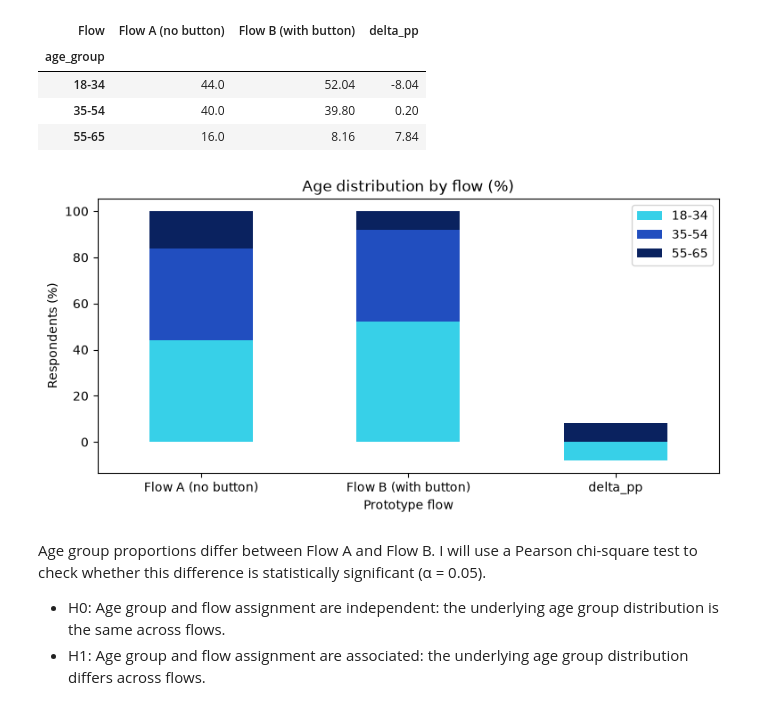
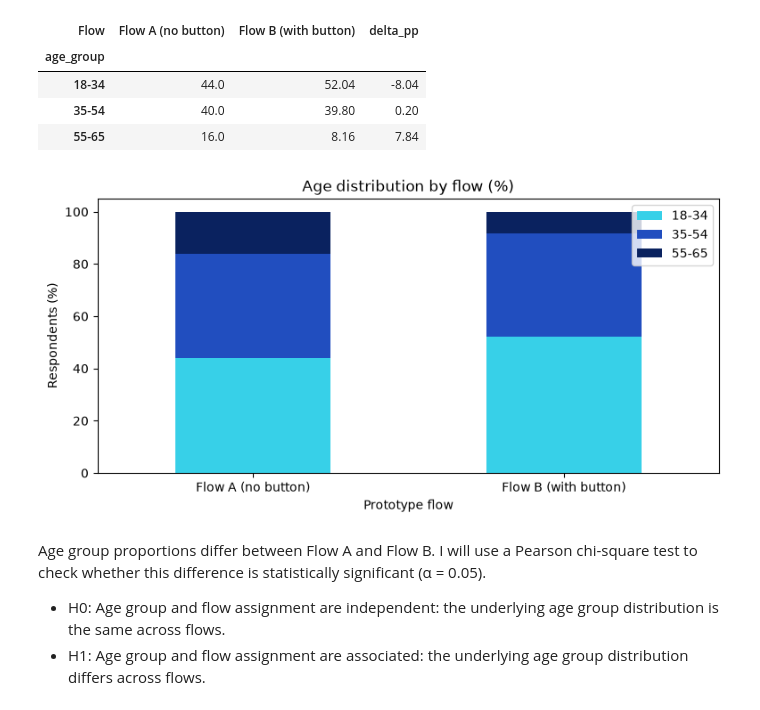
Before and after one commit to elena-kolo/payment-flow-experimentation-analysis, a Jupyter notebook: notebooks/02_sample_balance.ipynb, the cells around one changed output. Cells and saved outputs as stored; diff of their text form; code cells hidden in the pictures.

```diff
--- a/notebooks/02_sample_balance.ipynb
+++ b/notebooks/02_sample_balance.ipynb
@@ -270,7 +270,6 @@ age_counts_by_flow = pd.crosstab(df['age_group'], df['Flow'])
 # сalculate age group percentages within each flow
 age_pct_by_flow = (age_counts_by_flow.div (age_counts_by_flow.sum(axis=0), axis = "columns")
                   .mul(100)
-                  .round(2)
 )
 
 age_pct_by_flow['delta_pp'] = age_pct_by_flow['Flow A (no button)'] - age_pct_by_flow['Flow B (with button)']
@@ -278,7 +277,7 @@ age_pct_by_flow['delta_pp'] = age_pct_by_flow['Flow A (no button)'] - age_pct_by
 print("Age distribution by flow (counts)")
 display (age_counts_by_flow)
 print("\nAge distribution by flow (%)")
-display (age_pct_by_flow)
+display (age_pct_by_flow.round(2))
 # %% [output]
 Age distribution by flow (counts)
 | Flow | Flow A (no button) | Flow B (with button) |
@@ -294,17 +293,18 @@ Age distribution by flow (%)
 | 55-65 | 16.0 | 8.16 | 7.84 |
 # %%
 #visualise the comparison
-age_ax = age_pct_by_flow.T.plot (kind = 'bar', stacked = True,  figsize = (9,4),color=["#37D0E8", "#214EBF", "#0A225F"])
+age_ax = (age_pct_by_flow[['Flow A (no button)', 'Flow B (with button)']].
+          T.plot (kind = 'bar', stacked = True,  figsize = (9,4),color=["#37D0E8", "#214EBF", "#0A225F"]))
 
 age_ax.set_title('Age distribution by flow (%)')
 age_ax.set_xlabel('Prototype flow')
 age_ax.tick_params(axis='x', labelrotation=0)
 age_ax.set_ylabel('Respondents (%)')
 age_ax.legend (loc = 'upper right')
 
 plt.show ()
 # %% [output]
-[figure, old version]
+[figure, new version]
 # %% [markdown]
 Age group proportions differ between Flow A and Flow B. I will use a Pearson chi-square test to check whether this difference is statistically significant (α = 0.05).
 
```
Also changed, not shown: parts of 10 cells of this notebook, 2 other files.
